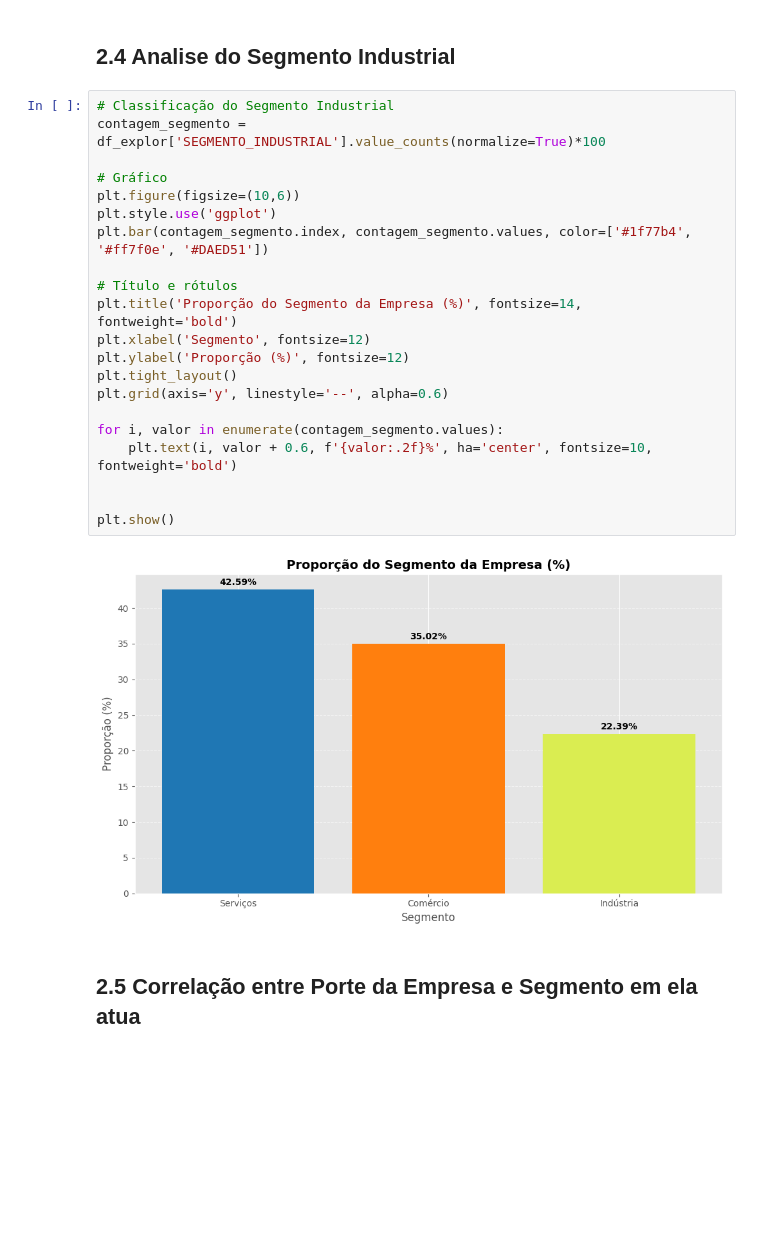
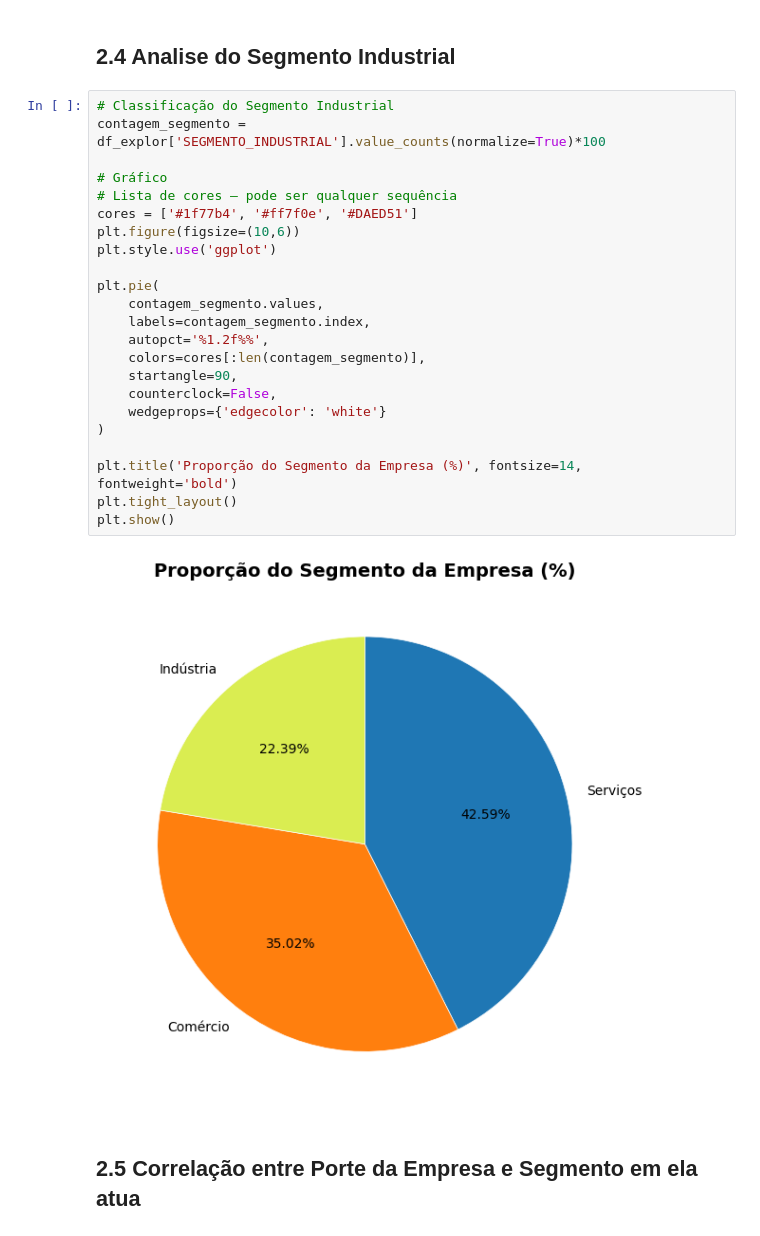
Before and after one commit to rrafahenrique/Modelo-Preditivo-Inadimplencia, a Jupyter notebook: DESAFIO - PARTE II.ipynb, the cells around one changed output. Drawn from its saved outputs; the diff is of its cells as text; blank space fills up the shorter version.

```diff
--- a/DESAFIO - PARTE II.ipynb
+++ b/DESAFIO - PARTE II.ipynb
@@ -205,29 +210,31 @@ plt.show()
 - Auxliar na segmentação de clientes
 # %% [markdown]
 ## 2.4 Analise do Segmento Industrial
-# %%
-# Classificação do Segmento Industrial
-contagem_segmento = df_explor['SEGMENTO_INDUSTRIAL'].value_counts(normalize=True)*100
-
-# Gráfico
-plt.figure(figsize=(10,6))
-plt.style.use('ggplot')
-plt.bar(contagem_segmento.index, contagem_segmento.values, color=['#1f77b4', '#ff7f0e', '#DAED51'])
-
-# Título e rótulos
-plt.title('Proporção do Segmento da Empresa (%)', fontsize=14, fontweight='bold')
-plt.xlabel('Segmento', fontsize=12)
-plt.ylabel('Proporção (%)', fontsize=12)
-plt.tight_layout()
-plt.grid(axis='y', linestyle='--', alpha=0.6)
-
-for i, valor in enumerate(contagem_segmento.values):
-    plt.text(i, valor + 0.6, f'{valor:.2f}%', ha='center', fontsize=10, fontweight='bold')
-
-
-plt.show()
-# %% [output]
-[figure, removed]
+# %%
+# Classificação do Segmento Industrial
+contagem_segmento = df_explor['SEGMENTO_INDUSTRIAL'].value_counts(normalize=True)*100
+
+# Gráfico
+# Lista de cores — pode ser qualquer sequência
+cores = ['#1f77b4', '#ff7f0e', '#DAED51']
+plt.figure(figsize=(10,6))
+plt.style.use('ggplot')
+
+plt.pie(
+    contagem_segmento.values,
+    labels=contagem_segmento.index,
+    autopct='%1.2f%%',
+    colors=cores[:len(contagem_segmento)],
+    startangle=90,
+    counterclock=False,
+    wedgeprops={'edgecolor': 'white'}
+)
+
+plt.title('Proporção do Segmento da Empresa (%)', fontsize=14, fontweight='bold')
+plt.tight_layout()
+plt.show()
+# %% [output]
+[figure, added]
 # %% [markdown]
 ## 2.5 Correlação entre Porte da Empresa e Segmento em ela atua
 # %%
```
Also changed, not shown: parts of 12 cells of this notebook, 3 other files.
